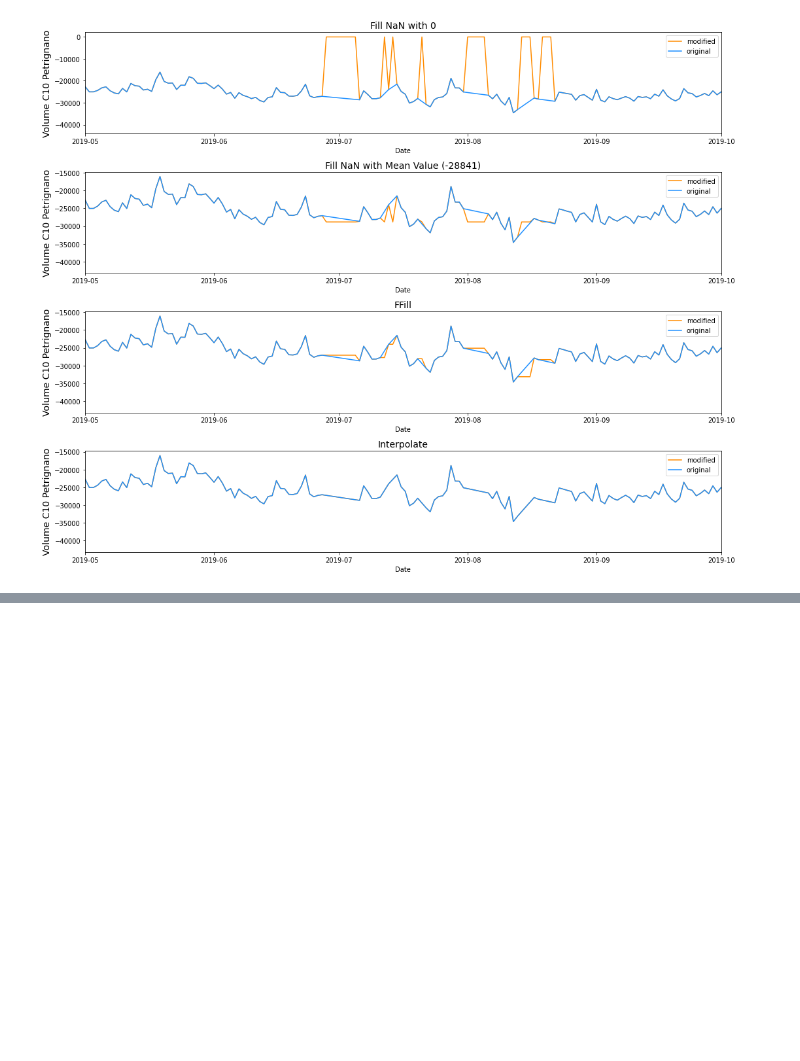
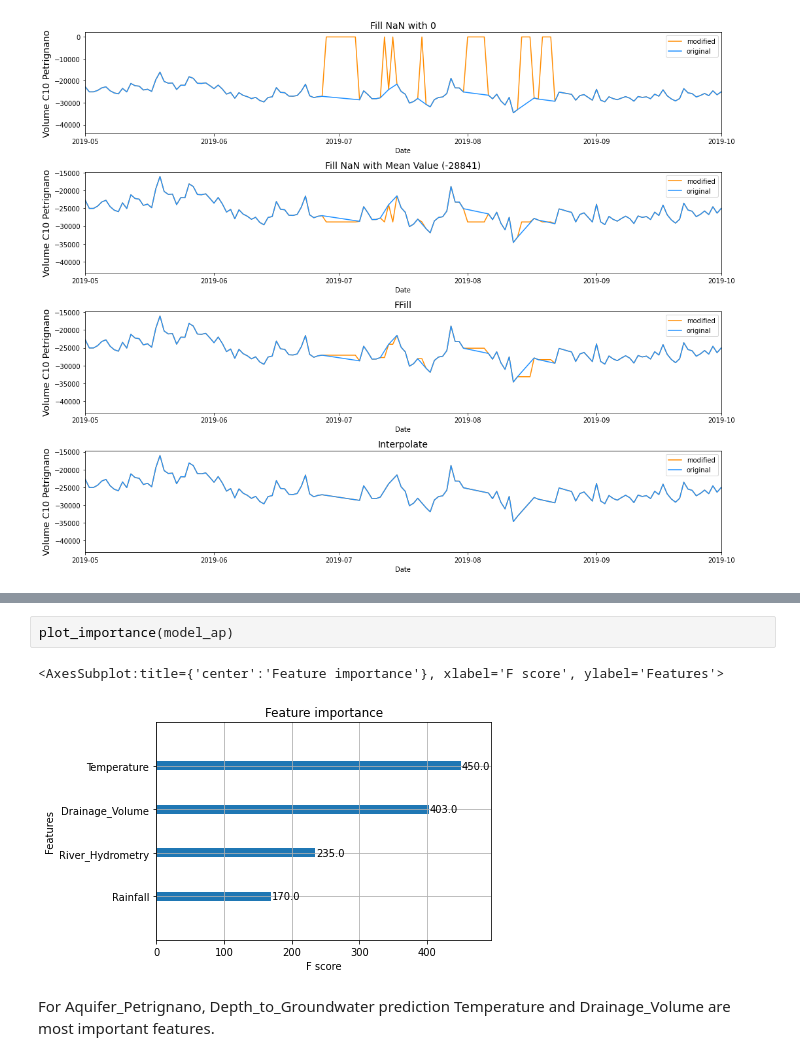
Before and after one commit to ak06645/Acea-Smart-Water-Analytics, a Jupyter notebook: Aquifer_Petrignano.ipynb, the cells around one changed output, grey strips where cells are left out. Drawn from its saved outputs; the diff is of its cells as text; blank space fills up the shorter version.

```diff
--- a/Aquifer_Petrignano.ipynb
+++ b/Aquifer_Petrignano.ipynb
@@ -225,0 +364,7 @@ plt.show()
+# %%
+plot_importance(model_ap)
+# %% [output]
+<AxesSubplot:title={'center':'Feature importance'}, xlabel='F score', ylabel='Features'>
+[figure, added]
+# %% [markdown]
+For Aquifer_Petrignano, Depth_to_Groundwater prediction Temperature and Drainage_Volume are most important features.
```
Also changed, not shown: parts of 19 cells of this notebook, 3 other files.
